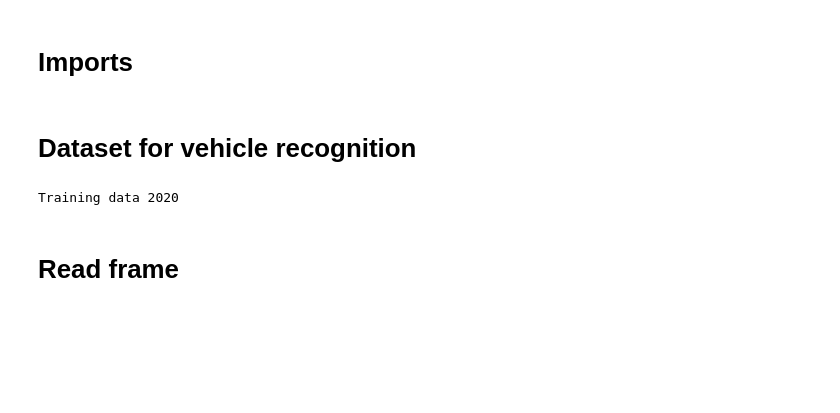
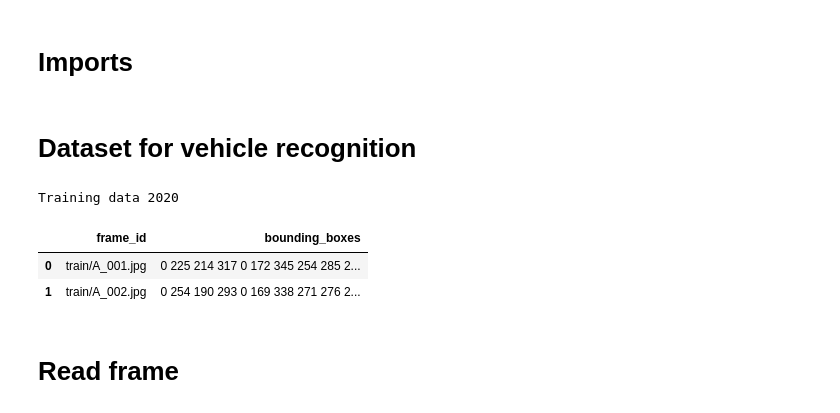
Before and after one commit to gralexrob1/vehicle-detection-in-dashcam-videos, a Jupyter notebook: notebooks/01_data.ipynb, the cells around one changed output. Drawn from its saved outputs; the diff is of its cells as text; code cells hidden in the pictures; blank space fills up the shorter version.

```diff
--- a/notebooks/data.ipynb
+++ b/notebooks/01_data.ipynb
@@ -34,11 +40,14 @@ test_data_path = os.path.join(data_path, 'test')
 # Dataset for vehicle recognition
 # %%
 train_df = pd.read_csv(os.path.join(data_path, 'train.csv'))
-train_df.head()
 
 print(f"Training data {len(train_df)}")
+train_df.head(2)
 # %% [output]
 Training data 2020
+|  | frame_id | bounding_boxes |
+| 0 | train/A_001.jpg | 0 225 214 317 0 172 345 254 285 2... |
+| 1 | train/A_002.jpg | 0 254 190 293 0 169 338 271 276 2... |
 # %% [markdown]
 # Read frame
 # %%
```
Also changed, not shown: parts of 23 cells of this notebook, 1 other file.
